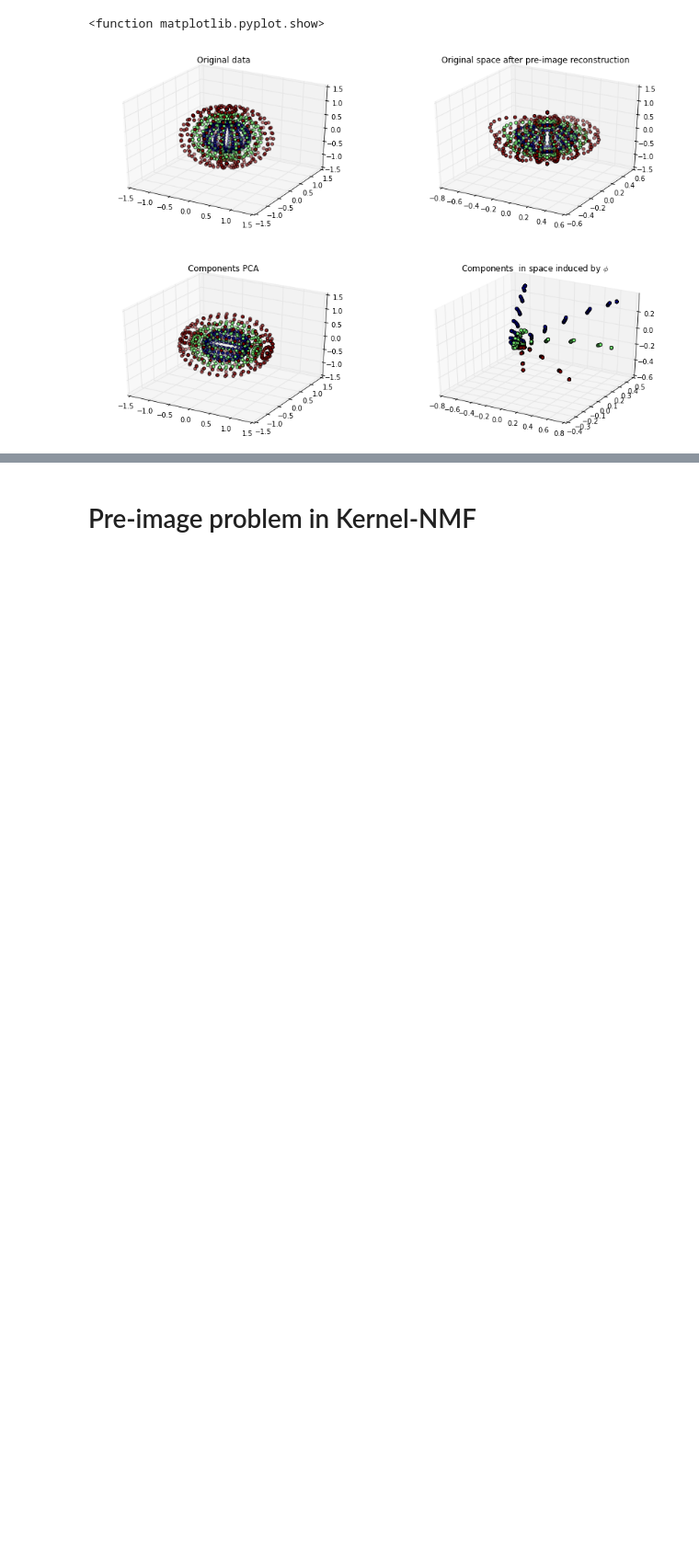
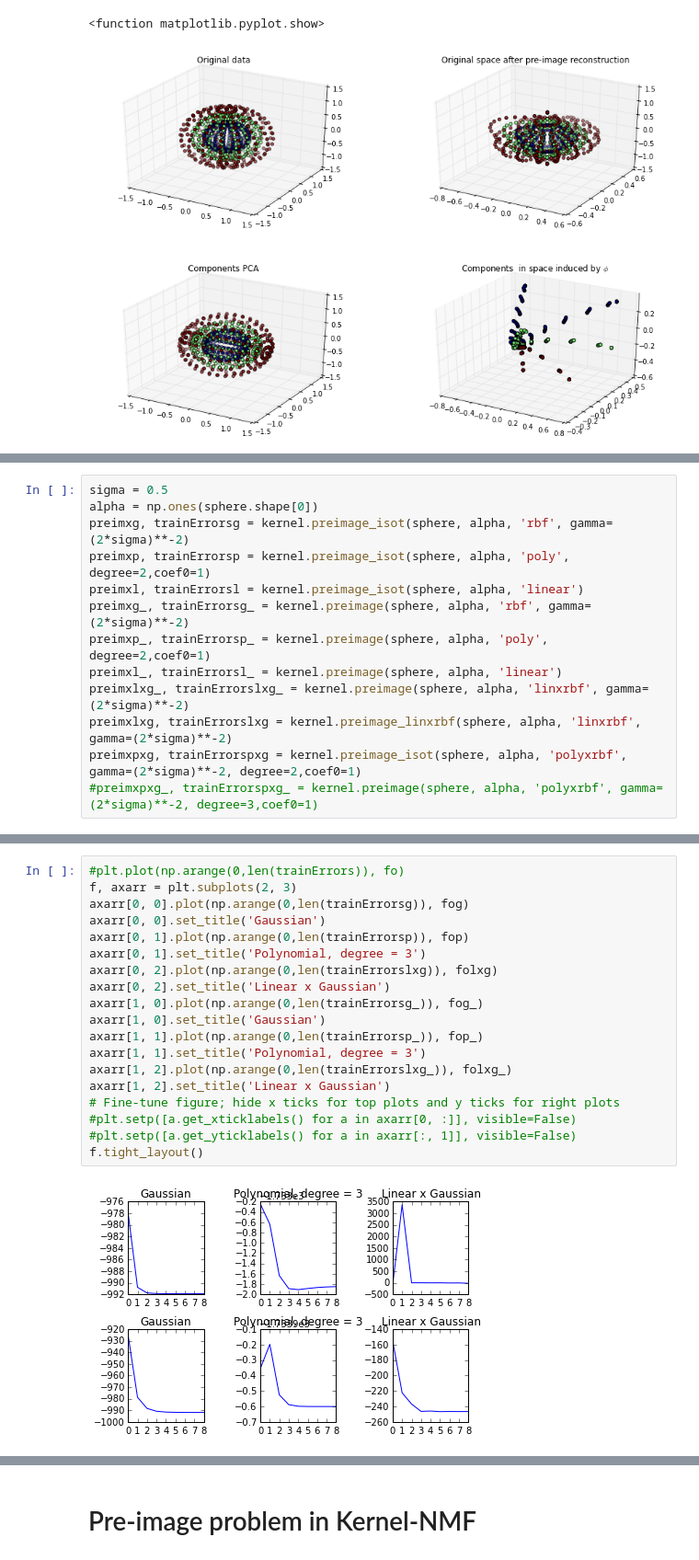
Before and after one commit to ejake/tensor-factorization, a Jupyter notebook: kmf/Pre-image.ipynb, the cells around one changed output, grey strips where cells are left out. Shown at 92% size. Saved outputs shown, nothing was run; the diff lists cells and outputs as text; blank space fills up the shorter version.

```diff
--- a/kmf/Pre-image.ipynb
+++ b/kmf/Pre-image.ipynb
@@ -178,0 +197,13 @@ plt.show
+# %%
+sigma = 0.5
+alpha = np.ones(sphere.shape[0])
+preimxg, trainErrorsg = kernel.preimage_isot(sphere, alpha, 'rbf', gamma=(2*sigma)**-2)
+preimxp, trainErrorsp = kernel.preimage_isot(sphere, alpha, 'poly', degree=2,coef0=1)
+preimxl, trainErrorsl = kernel.preimage_isot(sphere, alpha, 'linear')
+preimxg_, trainErrorsg_ = kernel.preimage(sphere, alpha, 'rbf', gamma=(2*sigma)**-2)
+preimxp_, trainErrorsp_ = kernel.preimage(sphere, alpha, 'poly', degree=2,coef0=1)
+preimxl_, trainErrorsl_ = kernel.preimage(sphere, alpha, 'linear')
+preimxlxg_, trainErrorslxg_ = kernel.preimage(sphere, alpha, 'linxrbf', gamma=(2*sigma)**-2)
+preimxlxg, trainErrorslxg = kernel.preimage_linxrbf(sphere, alpha, 'linxrbf', gamma=(2*sigma)**-2)
+preimxpxg, trainErrorspxg = kernel.preimage_isot(sphere, alpha, 'polyxrbf', gamma=(2*sigma)**-2, degree=2,coef0=1)
+#preimxpxg_, trainErrorspxg_ = kernel.preimage(sphere, alpha, 'polyxrbf', gamma=(2*sigma)**-2, degree=3,coef0=1)
@@ -178,0 +273,21 @@ plt.show
+# %%
+#plt.plot(np.arange(0,len(trainErrors)), fo)
+f, axarr = plt.subplots(2, 3)
+axarr[0, 0].plot(np.arange(0,len(trainErrorsg)), fog)
+axarr[0, 0].set_title('Gaussian')
+axarr[0, 1].plot(np.arange(0,len(trainErrorsp)), fop)
+axarr[0, 1].set_title('Polynomial, degree = 3')
+axarr[0, 2].plot(np.arange(0,len(trainErrorslxg)), folxg)
+axarr[0, 2].set_title('Linear x Gaussian')
+axarr[1, 0].plot(np.arange(0,len(trainErrorsg_)), fog_)
+axarr[1, 0].set_title('Gaussian')
+axarr[1, 1].plot(np.arange(0,len(trainErrorsp_)), fop_)
+axarr[1, 1].set_title('Polynomial, degree = 3')
+axarr[1, 2].plot(np.arange(0,len(trainErrorslxg_)), folxg_)
+axarr[1, 2].set_title('Linear x Gaussian')
+# Fine-tune figure; hide x ticks for top plots and y ticks for right plots
+#plt.setp([a.get_xticklabels() for a in axarr[0, :]], visible=False)
+#plt.setp([a.get_yticklabels() for a in axarr[:, 1]], visible=False)
+f.tight_layout()
+# %% [output]
+[figure, added]
```
Also changed, not shown: parts of 8 cells of this notebook, 13 other files.
